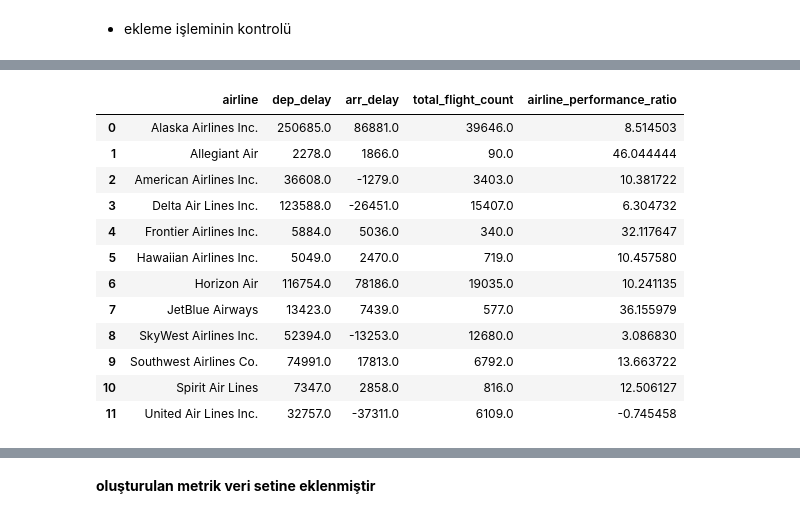
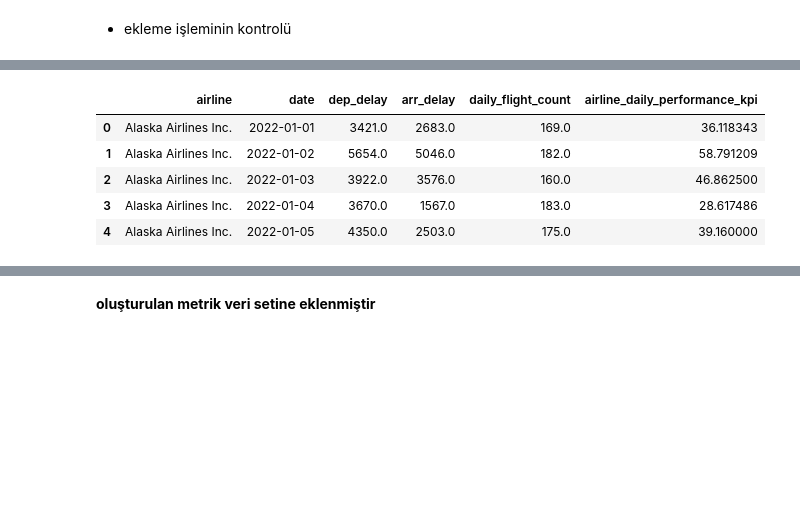
Before and after one commit to kntvrl/flights_project, a Jupyter notebook: project_notebook_ds.ipynb, the cells around one changed output, grey strips where cells are left out. Saved outputs shown, nothing was run; the diff lists cells and outputs as text; code cells hidden in the pictures; blank space fills up the shorter version.

```diff
--- a/project_notebook_ds.ipynb
+++ b/project_notebook_ds.ipynb
@@ -918,5 +911,5 @@ df.groupby("airline").size().reset_index()
 # %%
-df["total_flight_count"] = df.groupby("airline").transform("size")
+df["daily_flight_count"] = df.groupby(["airline","date"]).transform("size")
 # %% [markdown]
 - ekleme işleminin kontrolü
 # %%
@@ -956,21 +942,14 @@ df.groupby("airline").agg({"dep_delay":sum, "arr_delay":sum, "total_flight_count
 # %%
-airline_delay_group = df.groupby("airline").agg({"dep_delay":sum, "arr_delay":sum, "total_flight_count":np.mean}).reset_index()
+airline_delay_group = df.groupby(["airline","date"]).agg({"dep_delay":sum, "arr_delay":sum, "daily_flight_count":np.mean}).reset_index()
 # %%
-airline_delay_group["airline_performance_ratio"] = (airline_delay_group["dep_delay"] + airline_delay_group["arr_delay"]) / airline_delay_group["total_flight_count"]
+airline_delay_group["airline_daily_performance_kpi"] = (airline_delay_group["dep_delay"] + airline_delay_group["arr_delay"]) / airline_delay_group["daily_flight_count"]
 # %%
-airline_delay_group
+airline_delay_group.head()
 # %% [output]
-|  | airline | dep_delay | arr_delay | total_flight_count | airline_performance_ratio |
-| 0 | Alaska Airlines Inc. | 250685.0 | 86881.0 | 39646.0 | 8.514503 |
-| 1 | Allegiant Air | 2278.0 | 1866.0 | 90.0 | 46.044444 |
-| 2 | American Airlines Inc. | 36608.0 | -1279.0 | 3403.0 | 10.381722 |
-| 3 | Delta Air Lines Inc. | 123588.0 | -26451.0 | 15407.0 | 6.304732 |
-| 4 | Frontier Airlines Inc. | 5884.0 | 5036.0 | 340.0 | 32.117647 |
-| 5 | Hawaiian Airlines Inc. | 5049.0 | 2470.0 | 719.0 | 10.457580 |
-| 6 | Horizon Air | 116754.0 | 78186.0 | 19035.0 | 10.241135 |
-| 7 | JetBlue Airways | 13423.0 | 7439.0 | 577.0 | 36.155979 |
-| 8 | SkyWest Airlines Inc. | 52394.0 | -13253.0 | 12680.0 | 3.086830 |
-| 9 | Southwest Airlines Co. | 74991.0 | 17813.0 | 6792.0 | 13.663722 |
-| 10 | Spirit Air Lines | 7347.0 | 2858.0 | 816.0 | 12.506127 |
-| 11 | United Air Lines Inc. | 32757.0 | -37311.0 | 6109.0 | -0.745458 |
+|  | airline | date | dep_delay | arr_delay | daily_flight_count | airline_daily_performance_kpi |
+| 0 | Alaska Airlines Inc. | 2022-01-01 | 3421.0 | 2683.0 | 169.0 | 36.118343 |
+| 1 | Alaska Airlines Inc. | 2022-01-02 | 5654.0 | 5046.0 | 182.0 | 58.791209 |
+| 2 | Alaska Airlines Inc. | 2022-01-03 | 3922.0 | 3576.0 | 160.0 | 46.862500 |
+| 3 | Alaska Airlines Inc. | 2022-01-04 | 3670.0 | 1567.0 | 183.0 | 28.617486 |
+| 4 | Alaska Airlines Inc. | 2022-01-05 | 4350.0 | 2503.0 | 175.0 | 39.160000 |
 # %%
```
Also changed, not shown: parts of 43 cells of this notebook.
